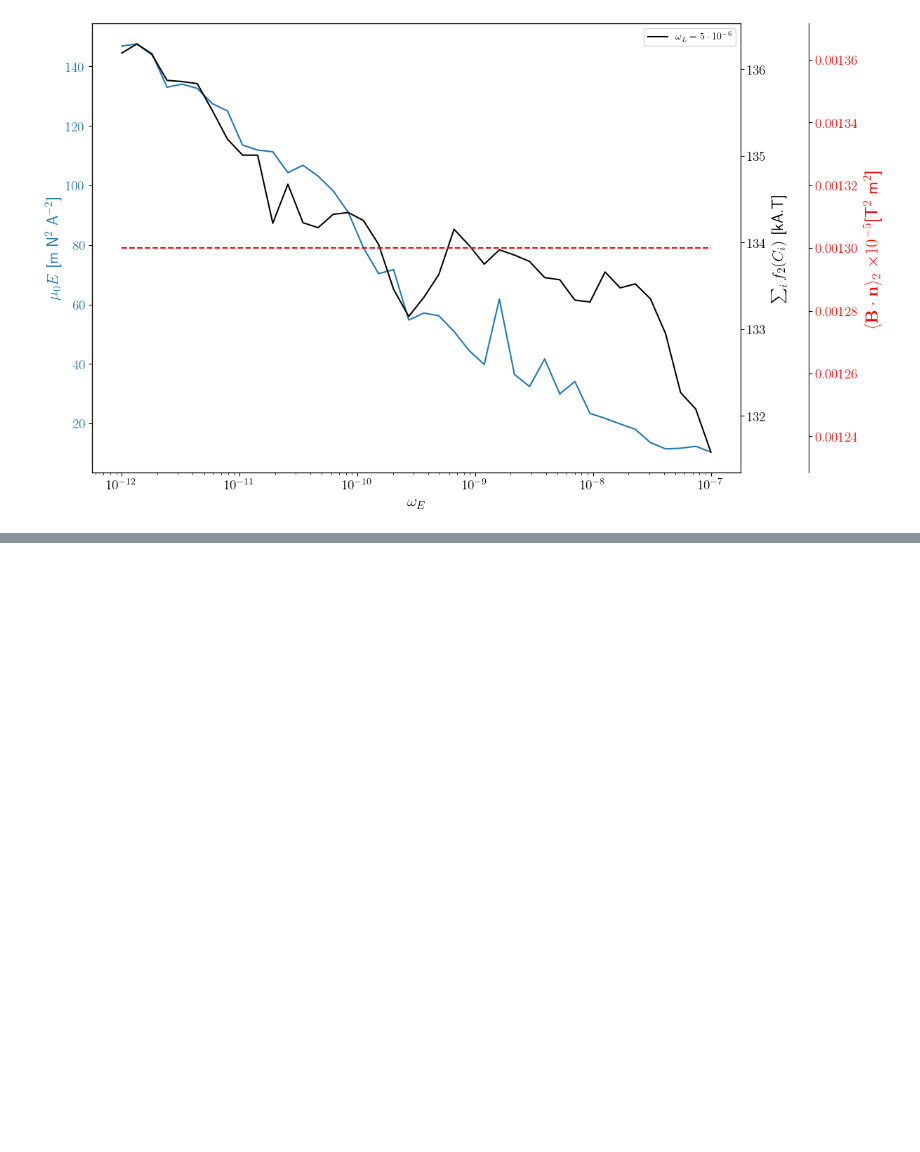
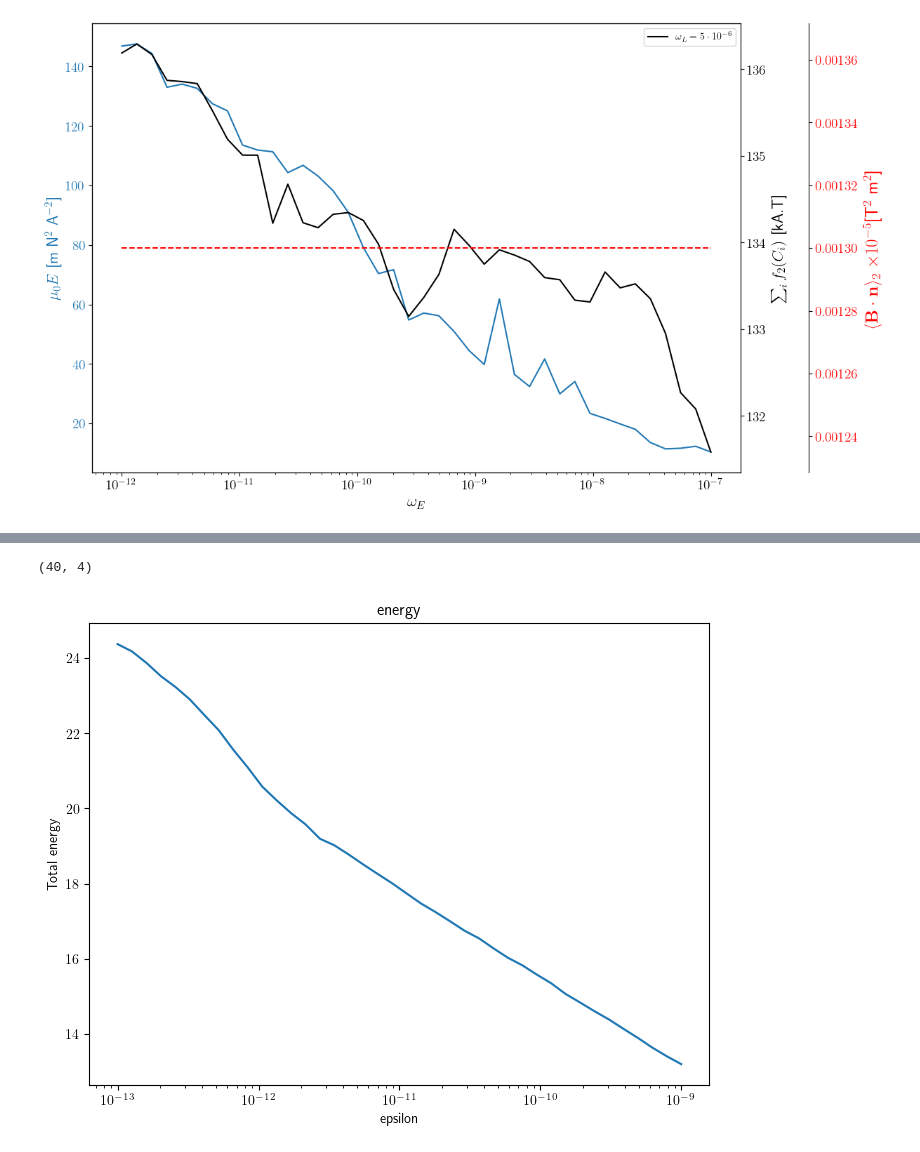
Before and after one commit to salomon73/simsopt_forked, a Jupyter notebook: examples/4_Work/plots.ipynb, the cells around one changed output, grey strips where cells are left out. Cells and saved outputs as stored; diff of their text form; code cells hidden in the pictures; blank space fills up the shorter version.

```diff
--- a/examples/4_Work/plots.ipynb
+++ b/examples/4_Work/plots.ipynb
@@ -333,0 +409,34 @@ plt.savefig("Nf5_NC4_wL5e6_scan.pdf", dpi=300)
+# %%
+import pandas as pd
+import numpy as np
+import matplotlib.pyplot as plt
+
+# Load the Pareto front CSV file
+results_file = "./output_scan/results_scan_reg.csv"
+results = pd.read_csv(results_file)
+#print(results)
+max_force = results.max_force
+energy_weight = results.energy_weight
+total_length = results.total_length
+energy = results.total_energy
+max_force_lists = results['max_force'].apply(eval)
+# Convert the lists to a numpy array
+max_force = np.array(max_force_lists.tolist())
+print(max_force[0::3].shape)
+max_f_0 = max_force[0::3]
+# Create the 2D scatter plot
+plt.figure(figsize=(8, 6))
+#sc = plt.semilogx(energy_weight[0::3], 1e-3*energy[0::3])
+#mx = plt.semilogx((energy_weight[3::3]), max_f_0[1:])
+sc2 = plt.semilogx(energy_weight[1::3], total_length[1::3])
+#sc3 = plt.semilogx(energy_weight[2::3], 1e-3*energy[2::3])
+# Set labels
+plt.xlabel('epsilon')
+plt.ylabel('Total energy')
+
+# Set title and display plot
+plt.title('energy')
+plt.show()
+# %% [output]
+(40, 4)
+[figure, added]
```
Also changed, not shown: parts of 4 cells of this notebook, 17 other files.
